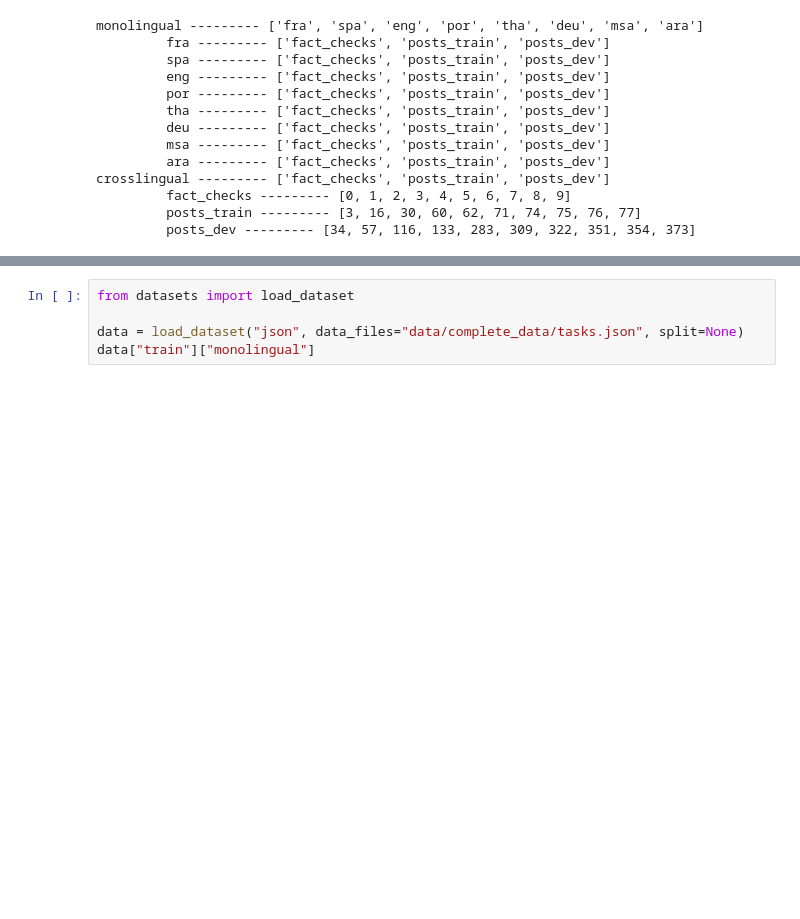
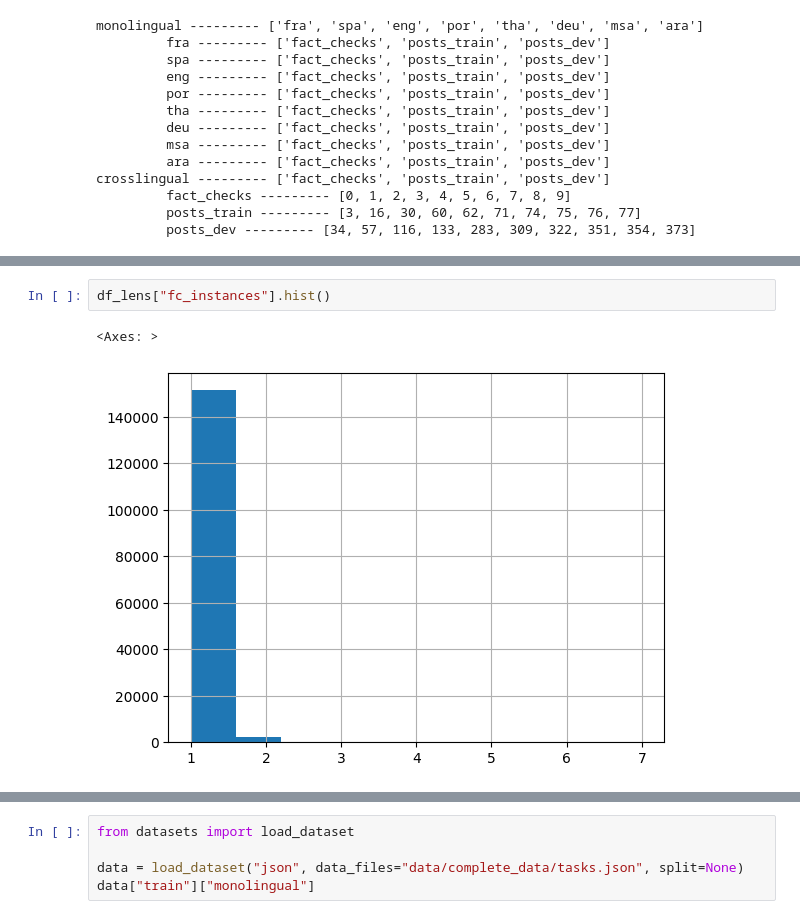
Before and after one commit to BecTome/semeval25-FactCheckedClaimRetrieval, a Jupyter notebook: nbs/data_exploration/data_thinking.ipynb, the cells around one changed output, grey strips where cells are left out. Drawn from its saved outputs; the diff is of its cells as text; blank space fills up the shorter version.

```diff
--- a/nbs/data_exploration/data_thinking.ipynb
+++ b/nbs/data_exploration/data_thinking.ipynb
@@ -31,0 +278,5 @@ crosslingual --------- ['fact_checks', 'posts_train', 'posts_dev']
+# %%
+df_lens["fc_instances"].hist()
+# %% [output]
+<Axes: >
+[figure, added]
```
Also changed, not shown: parts of 15 cells of this notebook.
